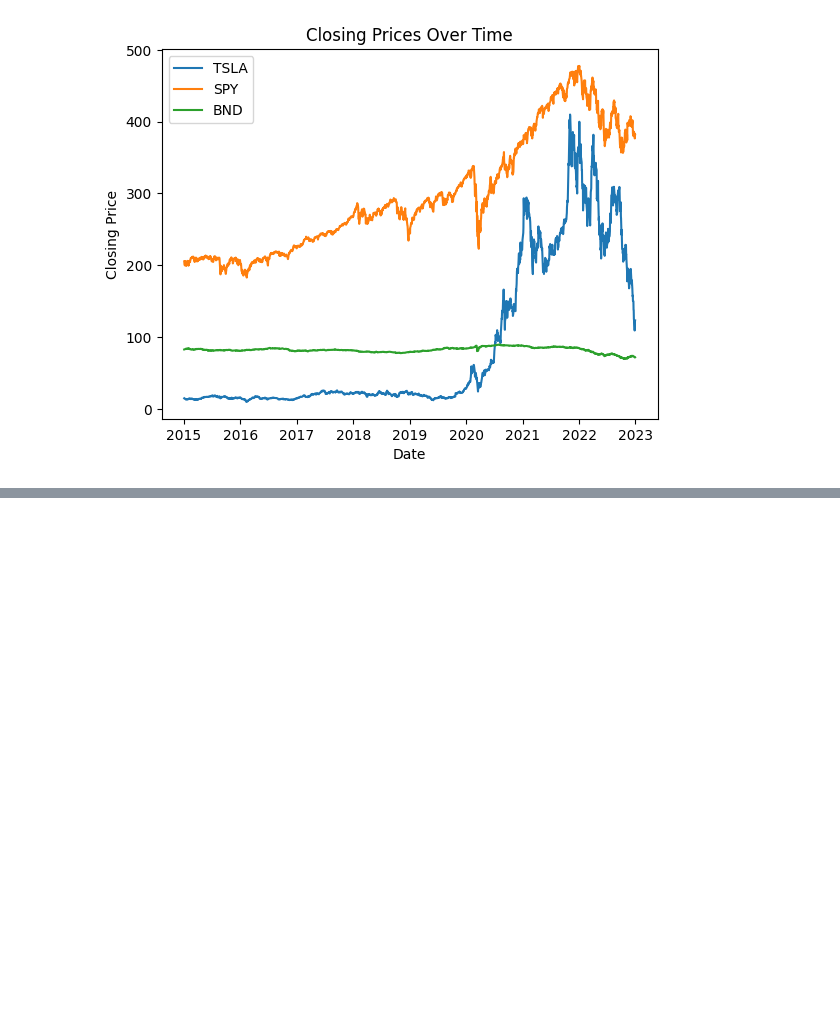
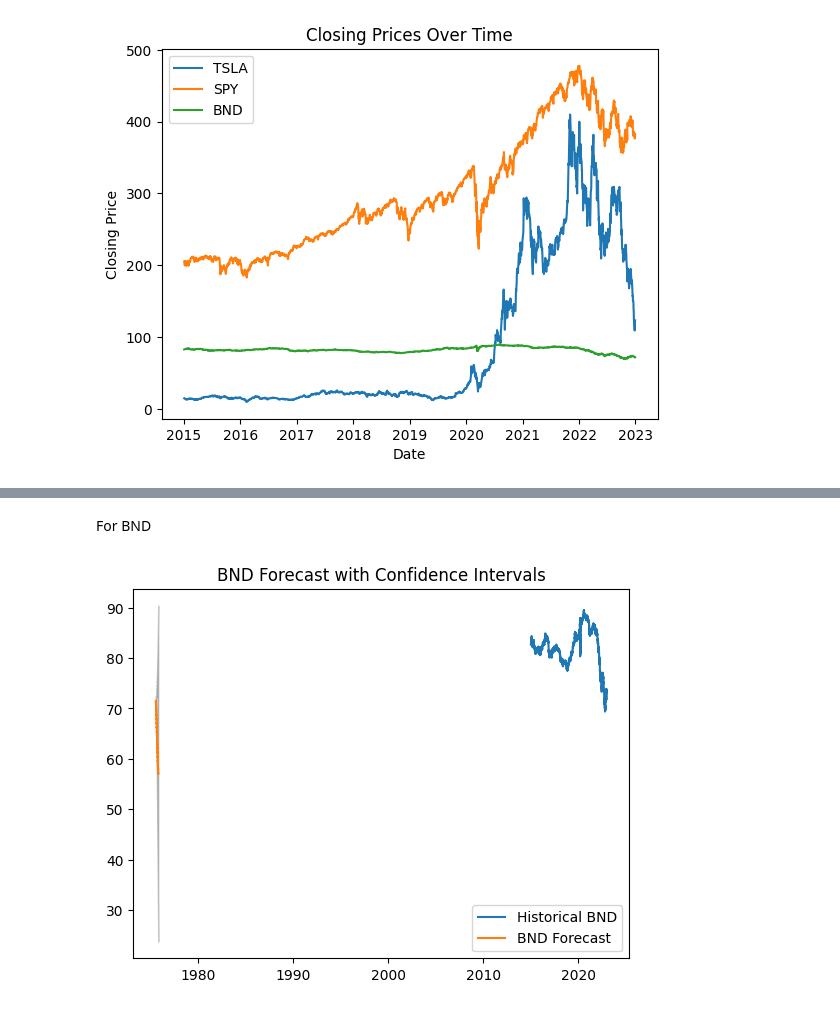
Before and after one commit to Birkity/PortfolioPredictor, a Jupyter notebook: notebooks/task_2.ipynb, the cells around one changed output, grey strips where cells are left out. Saved outputs shown, nothing was run; the diff lists cells and outputs as text; code cells hidden in the pictures; blank space fills up the shorter version.

```diff
--- a/notebooks/task_2.ipynb
+++ b/notebooks/task_2.ipynb
@@ -40,0 +58,15 @@ plot_closing_prices(tsla_data, spy_data, bnd_data, labels=['TSLA', 'SPY', 'BND']
+# %% [markdown]
+For BND
+# %%
+bnd_sarima = SARIMAX(bnd_data['Close'], order=(0, 1, 0), seasonal_order=(2, 1, 0, 5)).fit()
+bnd_forecast = bnd_sarima.get_forecast(steps=90)
+bnd_ci = bnd_forecast.conf_int()
+
+plt.plot(bnd_data.index, bnd_data['Close'], label='Historical BND')
+plt.plot(bnd_forecast.predicted_mean.index, bnd_forecast.predicted_mean, label='BND Forecast')
+plt.fill_between(bnd_ci.index, bnd_ci.iloc[:, 0], bnd_ci.iloc[:, 1], color='k', alpha=0.2)
+plt.legend()
+plt.title('BND Forecast with Confidence Intervals')
+plt.show()
+# %% [output]
+[figure, added]
```
Also changed, not shown: parts of 3 cells of this notebook.
